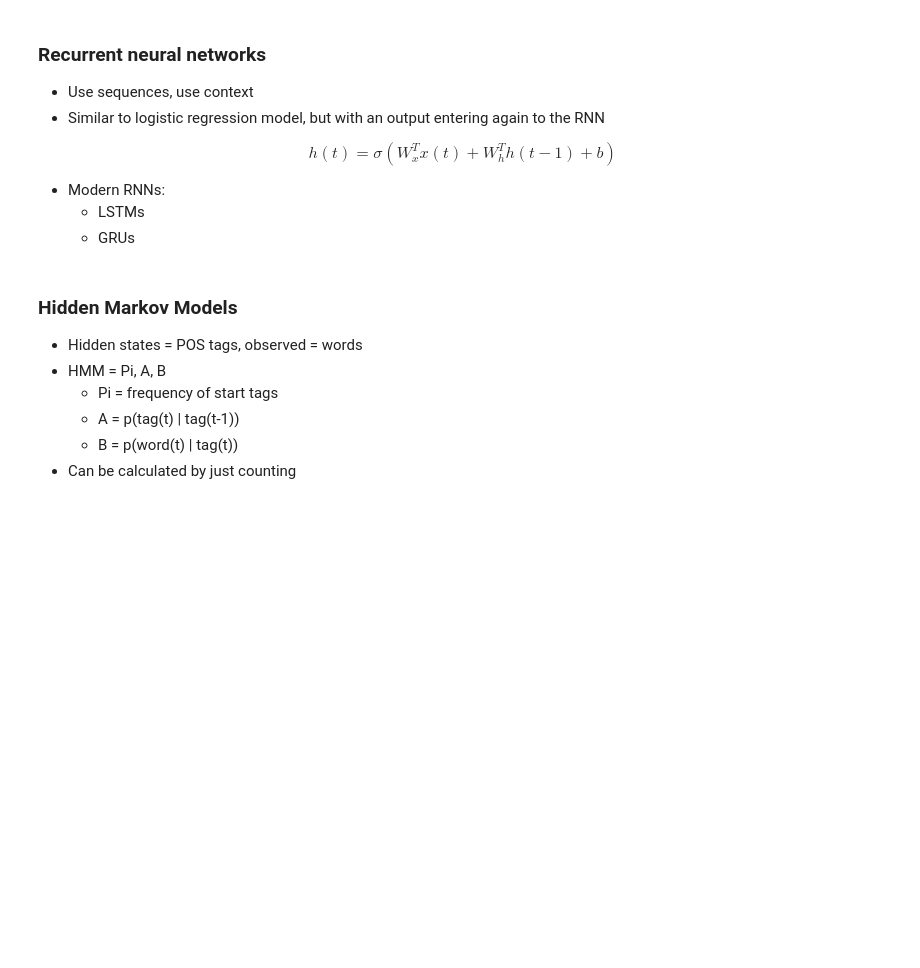
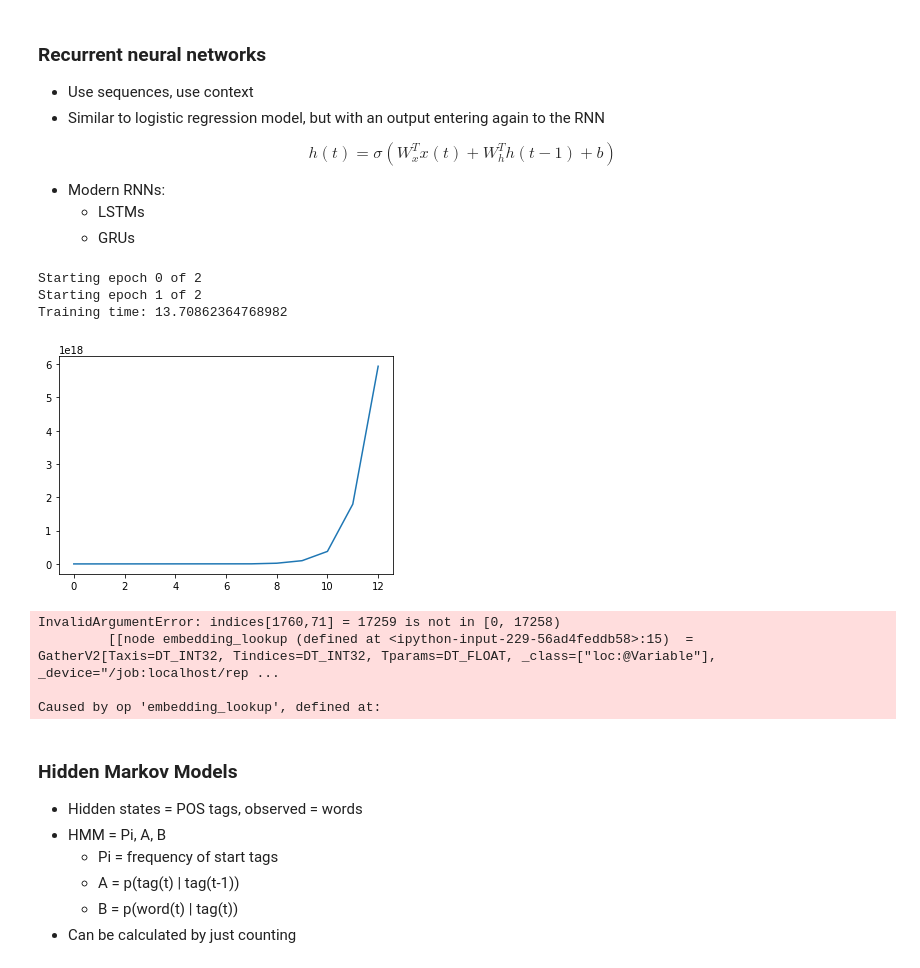
Before and after one commit to davizuku/nlp-python-udemy, a Jupyter notebook: src/section7.ipynb, the cells around one changed output. Cells and saved outputs as stored; diff of their text form; code cells hidden in the pictures; blank space fills up the shorter version.

Commit message:
Add RNN model for POS

```diff
--- a/src/section7.ipynb
+++ b/src/section7.ipynb
@@ -164,0 +245,5 @@ $$ h(t) = \sigma(W_x^T x(t) + W_h^T h(t-1) + b) $$
+# %%
+Xtrain, Ytrain, Xtest, Ytest, word2idx, tag2idx, unknownIdx = get_data(split_sequences=True)
+# %%
+V = len(word2idx)
+K = len(set(flatten(Ytrain)) | set(flatten(Ytest))) + 1
@@ -165,3 +312,34 @@ $$ h(t) = \sigma(W_x^T x(t) + W_h^T h(t-1) + b) $$
+# %%
+rnnModel = RecurrentNeuralNetwork()
+rnnModel.fit(Xtrain, Ytrain, V, K, epochs=2)
+# %% [output]
+Starting epoch 0 of 2
+Starting epoch 1 of 2
+Training time: 13.70862364768982
+[figure, added]
+# %%
+Xtest  = tf.keras.preprocessing.sequence.pad_sequences(Xtest,  maxlen=rnnModel.sequence_length)
+Ytest  = tf.keras.preprocessing.sequence.pad_sequences(Ytest,  maxlen=rnnModel.sequence_length)
+# get test acc. too
+p = rnnModel.sess.run(rnnModel.predict_op, feed_dict={rnnModel.inputs: Xtest, rnnModel.targets: Ytest})
+n_test_correct = 0
+n_test_total = 0
+for yi, pi in zip(Ytest, p):
+    yii = yi[yi > 0]
+    pii = pi[yi > 0]
+    n_test_correct += np.sum(yii == pii)
+    n_test_total += len(yii)
+test_acc = float(n_test_correct) / n_test_total
+
+print(
+    "train acc:", "%.4f" % (float(n_test_correct)/n_test_total),
+    "test acc:", "%.4f" % test_acc
+)
+# %% [output]
+InvalidArgumentError: indices[1760,71] = 17259 is not in [0, 17258)
+         [[node embedding_lookup (defined at <ipython-input-229-56ad4feddb58>:15)  = GatherV2[Taxis=DT_INT32, Tindices=DT_INT32, Tparams=DT_FLOAT, _class=["loc:@Variable"], _device="/job:localhost/rep ...
+
+Caused by op 'embedding_lookup', defined at:
 # %% [markdown]
 ### Hidden Markov Models
 
```
Also changed, not shown: parts of 3 cells of this notebook.
